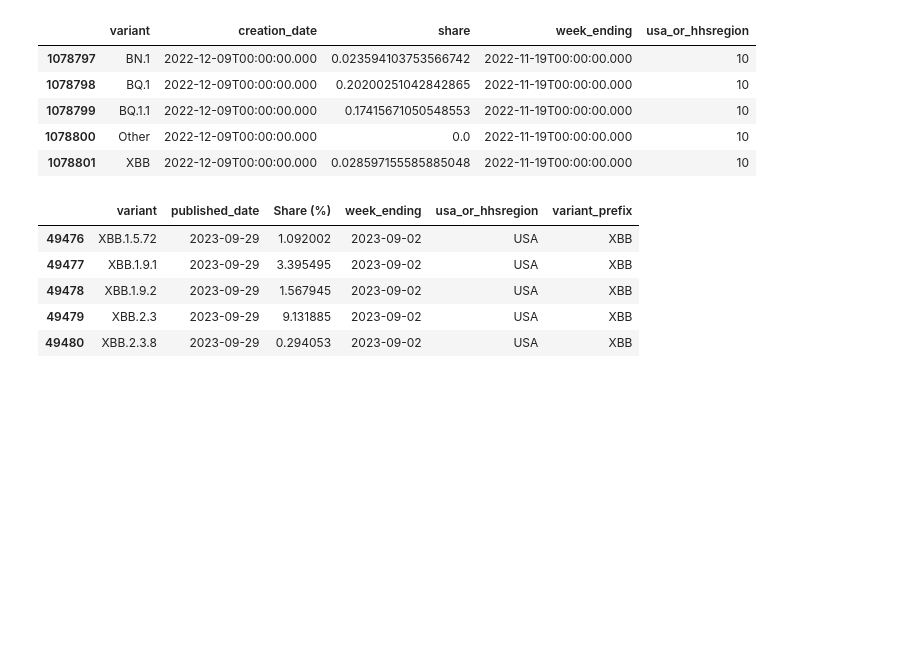
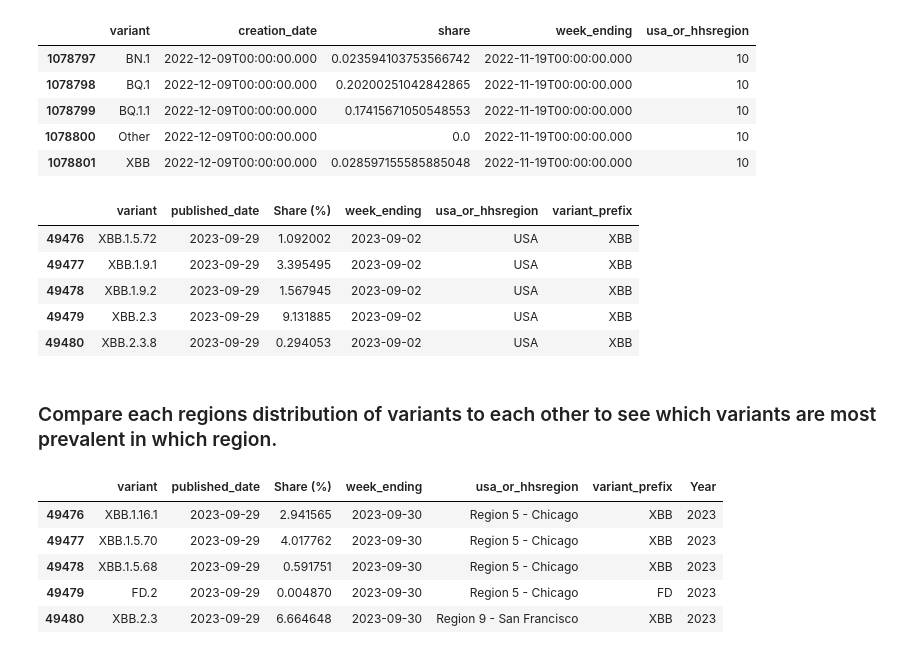
Before and after one commit to mcmonte95/Covid-Variant-Exploration-Project, a Jupyter notebook: main.ipynb, the cells around one changed output. Cells and saved outputs as stored; diff of their text form; code cells hidden in the pictures; blank space fills up the shorter version.

```diff
--- a/main.ipynb
+++ b/main.ipynb
@@ -104,3 +107,22 @@ region_mapping = {
     "9": "Region 9 - San Francisco",
     "10": "Region 10 - Seattle",
 }
+# %% [markdown]
+### Compare each regions distribution of variants to each other to see which variants are most prevalent in which region.
+# %%
+# Copy the dataframe
+region_df = filtered_df.copy()
+# %%
+# Set up dataframe to group by region
+region_df['usa_or_hhsregion'].replace(region_mapping, inplace=True)
+region_df['Year'] = region_df['week_ending'].dt.year
+region_df.sort_values(by='week_ending', inplace=True)
+region_df.reset_index(drop=True, inplace=True)
+region_df.tail()
+# %% [output]
+|  | variant | published_date | Share (%) | week_ending | usa_or_hhsregion | variant_prefix | Year |
+| 49476 | XBB.1.16.1 | 2023-09-29 | 2.941565 | 2023-09-30 | Region 5 - Chicago | XBB | 2023 |
+| 49477 | XBB.1.5.70 | 2023-09-29 | 4.017762 | 2023-09-30 | Region 5 - Chicago | XBB | 2023 |
+| 49478 | XBB.1.5.68 | 2023-09-29 | 0.591751 | 2023-09-30 | Region 5 - Chicago | XBB | 2023 |
+| 49479 | FD.2 | 2023-09-29 | 0.004870 | 2023-09-30 | Region 5 - Chicago | FD | 2023 |
+| 49480 | XBB.2.3 | 2023-09-29 | 6.664648 | 2023-09-30 | Region 9 - San Francisco | XBB | 2023 |
```
Also changed, not shown: parts of 5 cells of this notebook.
